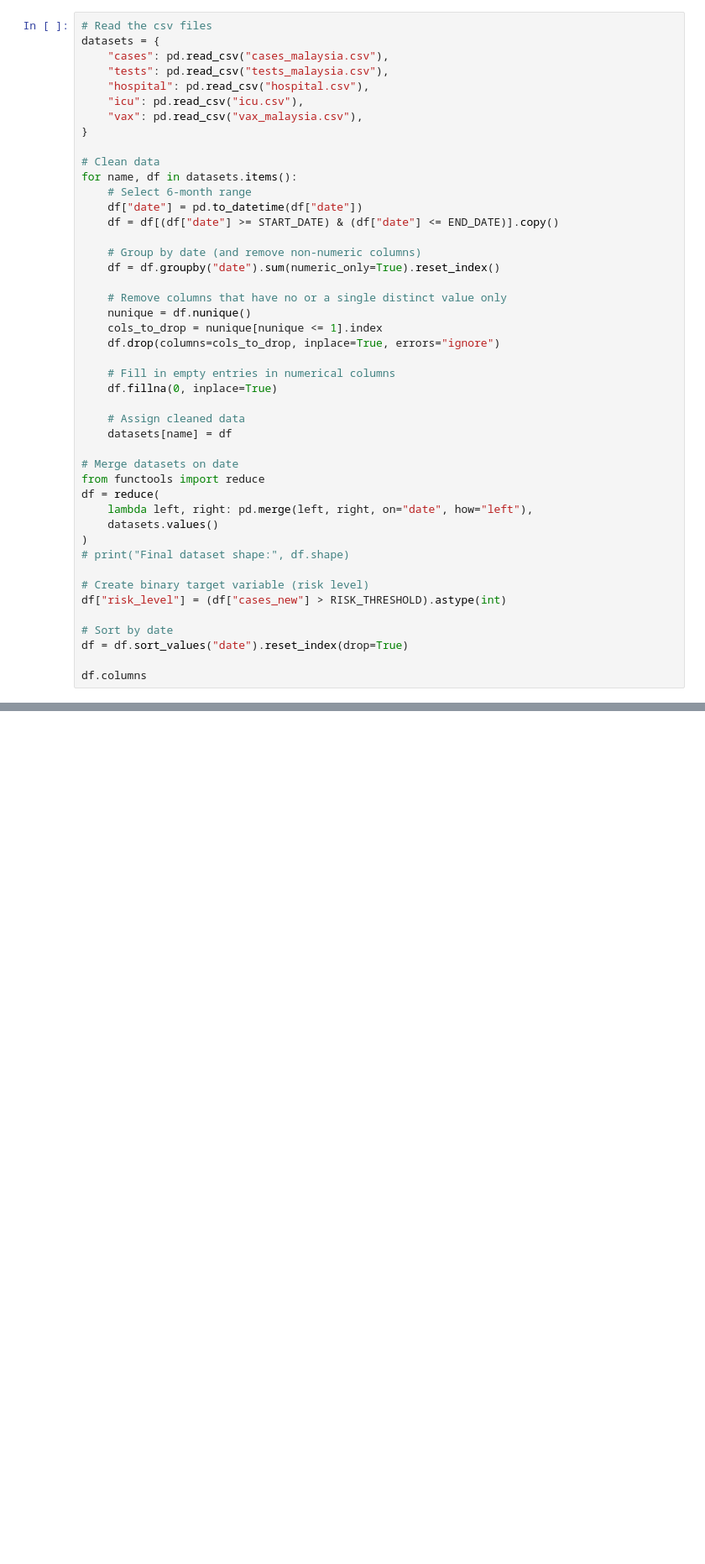
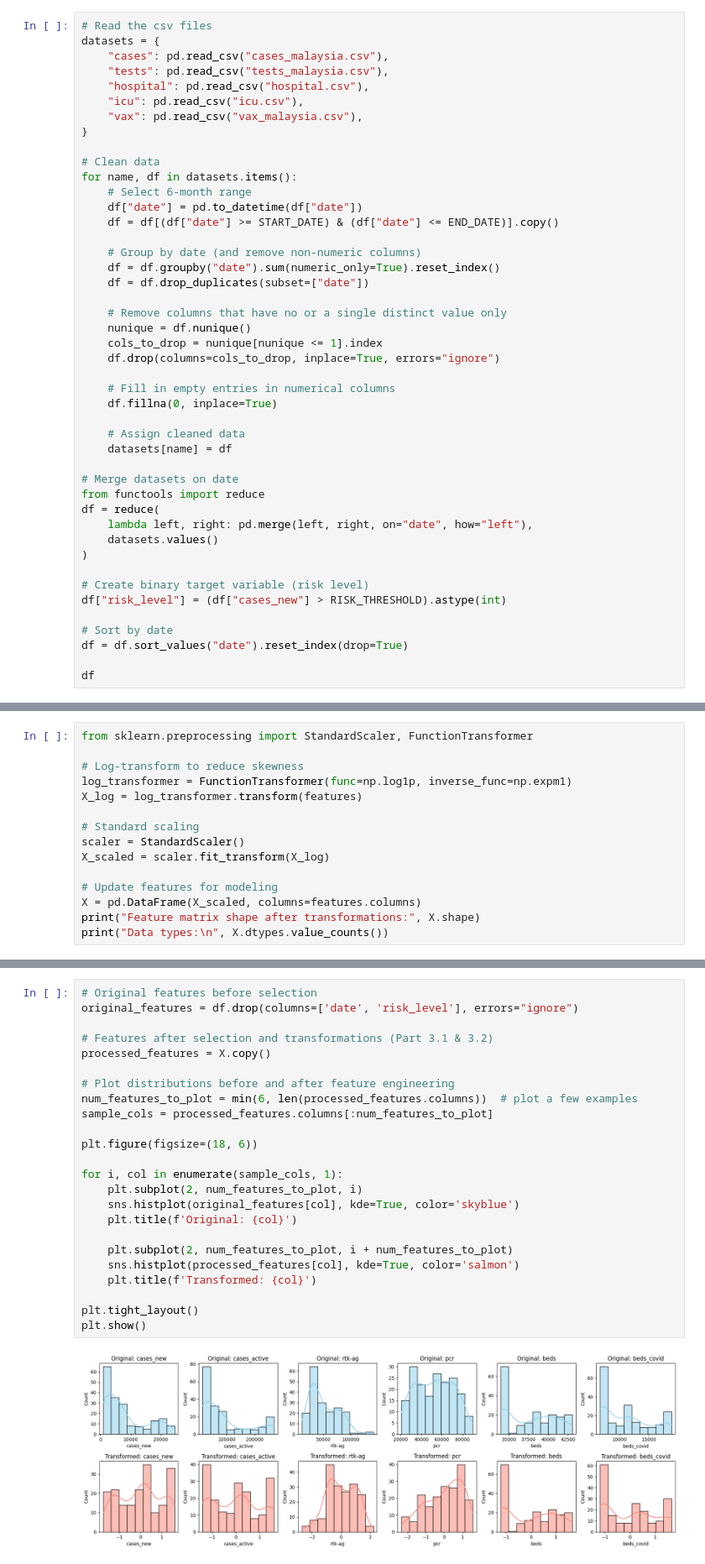
Before and after one commit to ca1phas/Lab-3-Supervised-Learning, a Jupyter notebook: Lab3_P2_G3.ipynb, the cells around one changed output, grey strips where cells are left out. Shown: that part at 84% size. Drawn from its saved outputs; the diff is of its cells as text; blank space fills up the shorter version.

Commit message:
part 3 done

```diff
--- a/Lab3_P2_G3.ipynb
+++ b/Lab3_P2_G3.ipynb
@@ -124,6 +117,7 @@ for name, df in datasets.items():
 
     # Group by date (and remove non-numeric columns)
     df = df.groupby("date").sum(numeric_only=True).reset_index()
+    df = df.drop_duplicates(subset=["date"])
 
     # Remove columns that have no or a single distinct value only
     nunique = df.nunique()
@@ -142,7 +136,6 @@ df = reduce(
     lambda left, right: pd.merge(left, right, on="date", how="left"),
     datasets.values()
 )
-# print("Final dataset shape:", df.shape)
 
 # Create binary target variable (risk level)
 df["risk_level"] = (df["cases_new"] > RISK_THRESHOLD).astype(int)
@@ -150,5 +143,5 @@ df["risk_level"] = (df["cases_new"] > RISK_THRESHOLD).astype(int)
 # Sort by date
 df = df.sort_values("date").reset_index(drop=True)
 
-df.columns
+df
 # %% [output]
@@ -173,0 +222,15 @@ Index(['date', 'cases_new', 'cases_import', 'cases_recovered', 'cases_active',
+# %%
+from sklearn.preprocessing import StandardScaler, FunctionTransformer
+
+# Log-transform to reduce skewness
+log_transformer = FunctionTransformer(func=np.log1p, inverse_func=np.expm1)
+X_log = log_transformer.transform(features)
+
+# Standard scaling
+scaler = StandardScaler()
+X_scaled = scaler.fit_transform(X_log)
+
+# Update features for modeling
+X = pd.DataFrame(X_scaled, columns=features.columns)
+print("Feature matrix shape after transformations:", X.shape)
+print("Data types:\n", X.dtypes.value_counts())
@@ -173,0 +250,26 @@ Index(['date', 'cases_new', 'cases_import', 'cases_recovered', 'cases_active',
+# %%
+# Original features before selection
+original_features = df.drop(columns=['date', 'risk_level'], errors="ignore")
+
+# Features after selection and transformations (Part 3.1 & 3.2)
+processed_features = X.copy()
+
+# Plot distributions before and after feature engineering
+num_features_to_plot = min(6, len(processed_features.columns))  # plot a few examples
+sample_cols = processed_features.columns[:num_features_to_plot]
+
+plt.figure(figsize=(18, 6))
+
+for i, col in enumerate(sample_cols, 1):
+    plt.subplot(2, num_features_to_plot, i)
+    sns.histplot(original_features[col], kde=True, color='skyblue')
+    plt.title(f'Original: {col}')
+
+    plt.subplot(2, num_features_to_plot, i + num_features_to_plot)
+    sns.histplot(processed_features[col], kde=True, color='salmon')
+    plt.title(f'Transformed: {col}')
+
+plt.tight_layout()
+plt.show()
+# %% [output]
+[figure, added]
```
Also changed, not shown: parts of 12 cells of this notebook.
